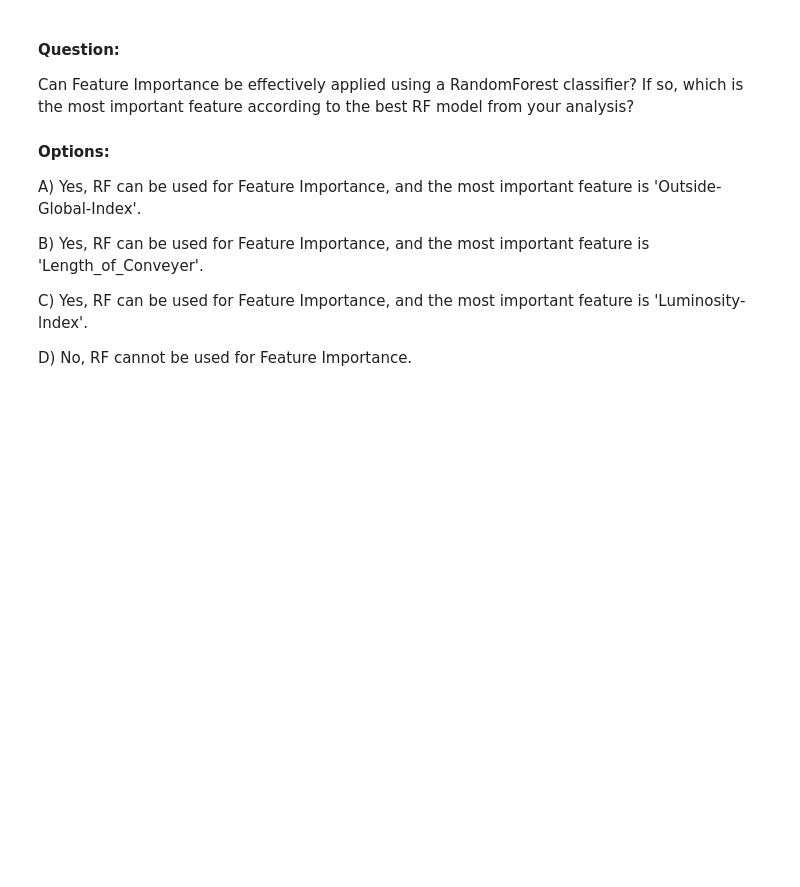
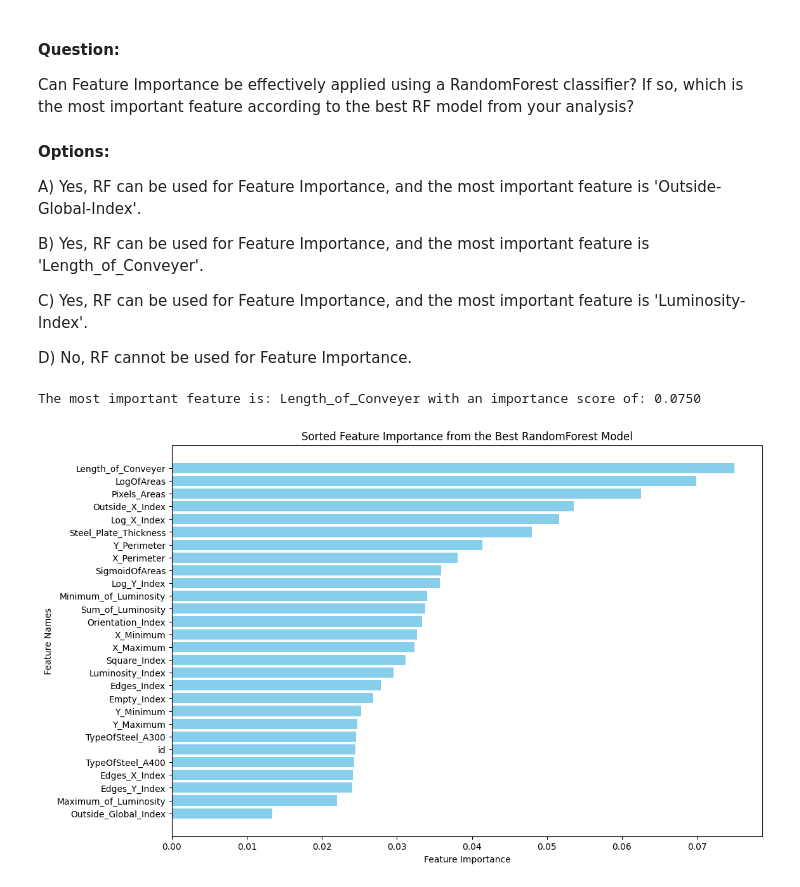
Before and after one commit to debabratahazra/scaler_code, a Jupyter notebook: case_study_assignment/Decision_Tree_Case_Study.ipynb, the cells around one changed output. Drawn from its saved outputs; the diff is of its cells as text; code cells hidden in the pictures; blank space fills up the shorter version.

```diff
--- a/case_study_assignment/Decision_Tree_Case_Study.ipynb
+++ b/case_study_assignment/Decision_Tree_Case_Study.ipynb
@@ -562,14 +622,14 @@ D) 4210
 # %%
-from imblearn._____ import ____
+from imblearn.over_sampling import SMOTE
 
 # TODO: Count class instances before SMOTE from the variable ('y')
 print("\Before SMOTE:")
-_____
+print(df['Target'].value_counts())
 
 # TODO: Apply SMOTE
 smote = SMOTE(random_state=42)
-X_resampled, y_resampled = smote._____(X, __)
+X_resampled, y_resampled = smote.fit_resample(X, y)
 
 # TODO: Count class instances after SMOTE on variable 'y_resampled'
 print("\nAfter SMOTE:")
-______
+print(pd.Series(y_resampled).value_counts())
@@ -628,30 +706,32 @@ C) OOB scores are similar, indicating no significant impact from SMOTE resamplin
 
 D) OOB score is lower for the SMOTE-resampled dataset, which may indicate overfitting due to class oversampling.
 # %%
-from sklearn._____ import RandomForestClassifier
+from sklearn.ensemble import RandomForestClassifier
+from sklearn.model_selection import train_test_split
+
 
 # TODO: Split the original data into training and testing sets
-X_train_orig, X_test_orig, y_train_orig, y_test_orig = _______(X, ___, test_size=0.33, random_state=42)
+X_train_orig, X_test_orig, y_train_orig, y_test_orig = train_test_split(X, y, test_size=0.33, random_state=42)
 
 # TODO: Split the resampled data into training and testing sets
-X_train_res, X_test_res, y_train_res, y_test_res = ______(_____, y_resampled, test_size=0.33, random_state=42)
+X_train_res, X_test_res, y_train_res, y_test_res = train_test_split(X_resampled, y_resampled, test_size=0.33, random_state=42)
 
 # TODO: Initialize a Random Forest classifier for the original data
-rf_classifier_orig = RandomForestClassifier(_____=True, random_state=42) # Hint: Set `oob score` to True
+rf_classifier_orig = RandomForestClassifier(oob_score=True, random_state=42) # Hint: Set `oob score` to True
 
 # TODO: Train the classifier on the original data
-rf_classifier_orig.fit(_____, ______)
+rf_classifier_orig.fit(X_train_orig, y_train_orig)
 
 # TODO: Retrieve the OOB score for the original data
-oob_score_orig = rf_classifier_orig._____ # Hint: Use documentation to access oob score.
+oob_score_orig = rf_classifier_orig.oob_score_ # Hint: Use documentation to access oob score.
 print(f"The OOB score for original data is: {oob_score_orig:.4f}")
 
 # Initialize a Random Forest classifier for the resampled data
-rf_classifier_res = RandomForestClassifier(____=True, random_state=42) # Hint: Set `oob score` to True
+rf_classifier_res = RandomForestClassifier(oob_score=True, random_state=42) # Hint: Set `oob score` to True
 
 # TODO: Train the classifier on the resampled data
-rf_classifier_res.fit(____, _____)
+rf_classifier_res.fit(X_train_res, y_train_res)
 
 # TODO: Retrieve the OOB score for the resampled data
-oob_score_res = rf_classifier_res.____
+oob_score_res = rf_classifier_res.oob_score_
 print(f"The OOB score for resampled data is: {oob_score_res:.4f}")
@@ -766,7 +865,7 @@ D) {'n_estimators': 200, 'min_samples_split': 2, 'min_samples_leaf': 1, 'max_dep
 #### Note:
 The parameter grid provided here is intentionally limited due to time constraints and is mainly for practice purposes. To potentially achieve better results, consider expanding the range of parameters and allowing more time for tuning. The current setup is designed to provide a basic understanding of how parameter tuning affects model performance but does not guarantee optimal results.
 # %%
-from sklearn._____ import RandomizedSearchCV
+from sklearn.model_selection import RandomizedSearchCV
 
 # Define a more extensive parameter grid for Random Search
 params = {
@@ -780,10 +879,10 @@ params = {
 rf = RandomForestClassifier(random_state=42)
 
 # TODO: Setup RandomizedSearchCV with randomforest model,  30 iterations and 2-fold cross-validation
-random_search = RandomizedSearchCV(____=rf, param_distributions=params, ____=30, ___=2, verbose=1, random_state=42)
+random_search = RandomizedSearchCV(estimator=rf, param_distributions=params, n_iter=30, cv=2, verbose=1, random_state=42)
 
 # TODO: Perform the Random Search
-random_search.___(____, ____)
+random_search.fit(X_train_res, y_train_res)
 
 # Print the best parameters and the best score
 print("Best parameters found: ", random_search.best_params_)
@@ -820,30 +923,34 @@ C) Yes, RF can be used for Feature Importance, and the most important feature is
 
 D) No, RF cannot be used for Feature Importance.
 # %%
+
 # TODO: Get the best RandomForest model from RandomizedSearchCV
-best_rf_model = random_search.____
+best_rf_model = random_search.best_estimator_
 
 # TODO: Get feature importances from the best model
-feature_importances = best_rf_model._____
+feature_importances = best_rf_model.feature_importances_
 
 # Get feature names
 feature_names = X_train_res.columns  # Adjust this if your feature names are stored differently
 
 # TODO: Sort the features by their importance (and keep track of their names)
-sorted_indices = np._______(feature_importances)[::-1] # Hint sort only the `indicies` of the feature according to their importances.
+sorted_indices = np.argsort(feature_importances)[::-1] # Hint sort only the `indicies` of the feature according to their importances.
 sorted_importances = feature_importances[sorted_indices]
 sorted_feature_names = feature_names[sorted_indices]
 
 # Print the most important feature and its importance score
 most_important_feature_name = sorted_feature_names[0]
 print(f"The most important feature is: {most_important_feature_name} with an importance score of: {sorted_importances[0]:.4f}")
 
 # TODO: Plot all feature importances sorted
 plt.figure(figsize=(12, 8))
-plt.barh(range(len(sorted_importances)), ____, align='center', color='skyblue')
+plt.barh(range(len(sorted_importances)), sorted_importances, align='center', color='skyblue')
 plt.yticks(range(len(sorted_importances)), sorted_feature_names)
 plt.xlabel('Feature Importance')
 plt.ylabel('Feature Names')
 plt.title('Sorted Feature Importance from the Best RandomForest Model')
 plt.gca().invert_yaxis()  # Invert y-axis to have the highest importance on top
 plt.show()
+# %% [output]
+The most important feature is: Length_of_Conveyer with an importance score of: 0.0750
+[figure, added]
```
Also changed, not shown: parts of 9 cells of this notebook, 8 other files.
